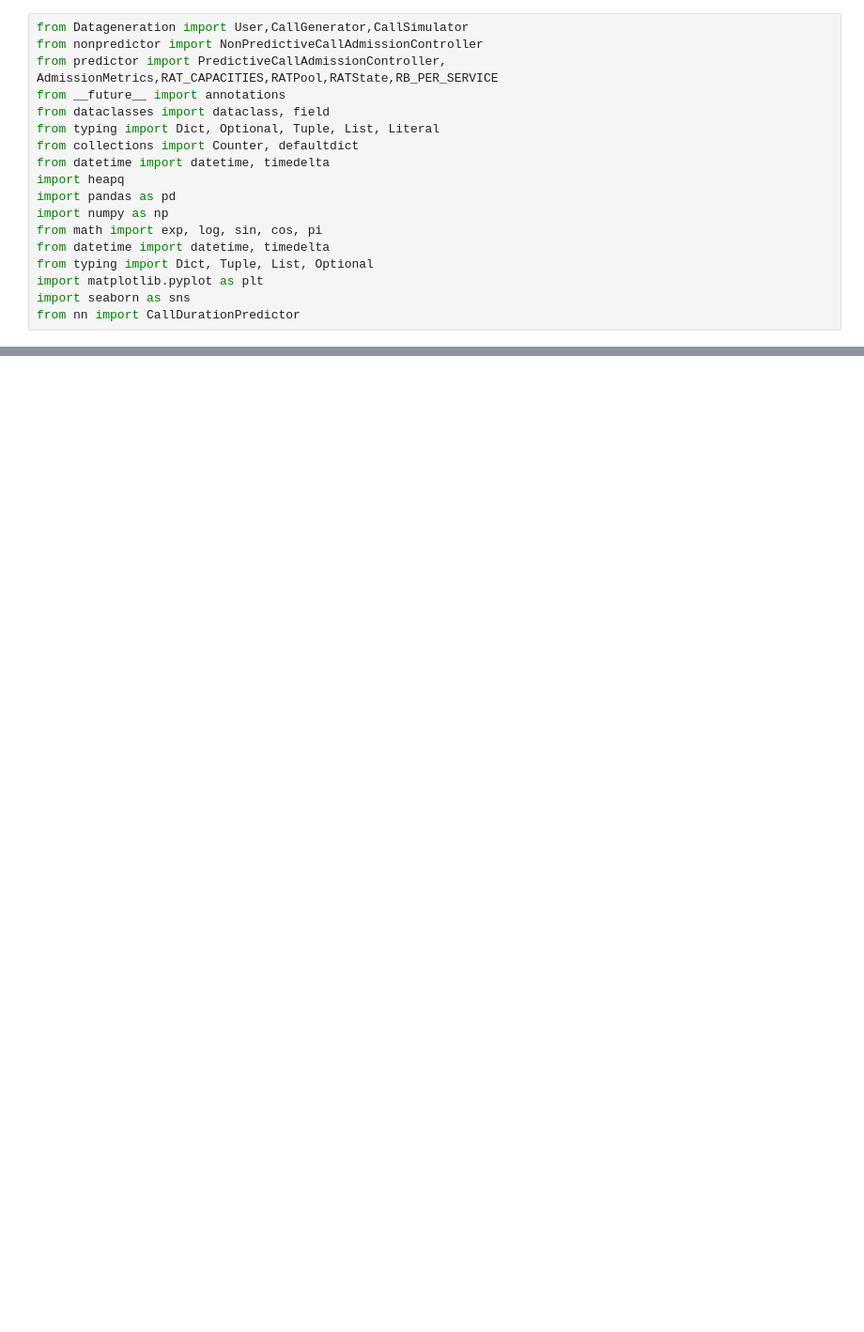
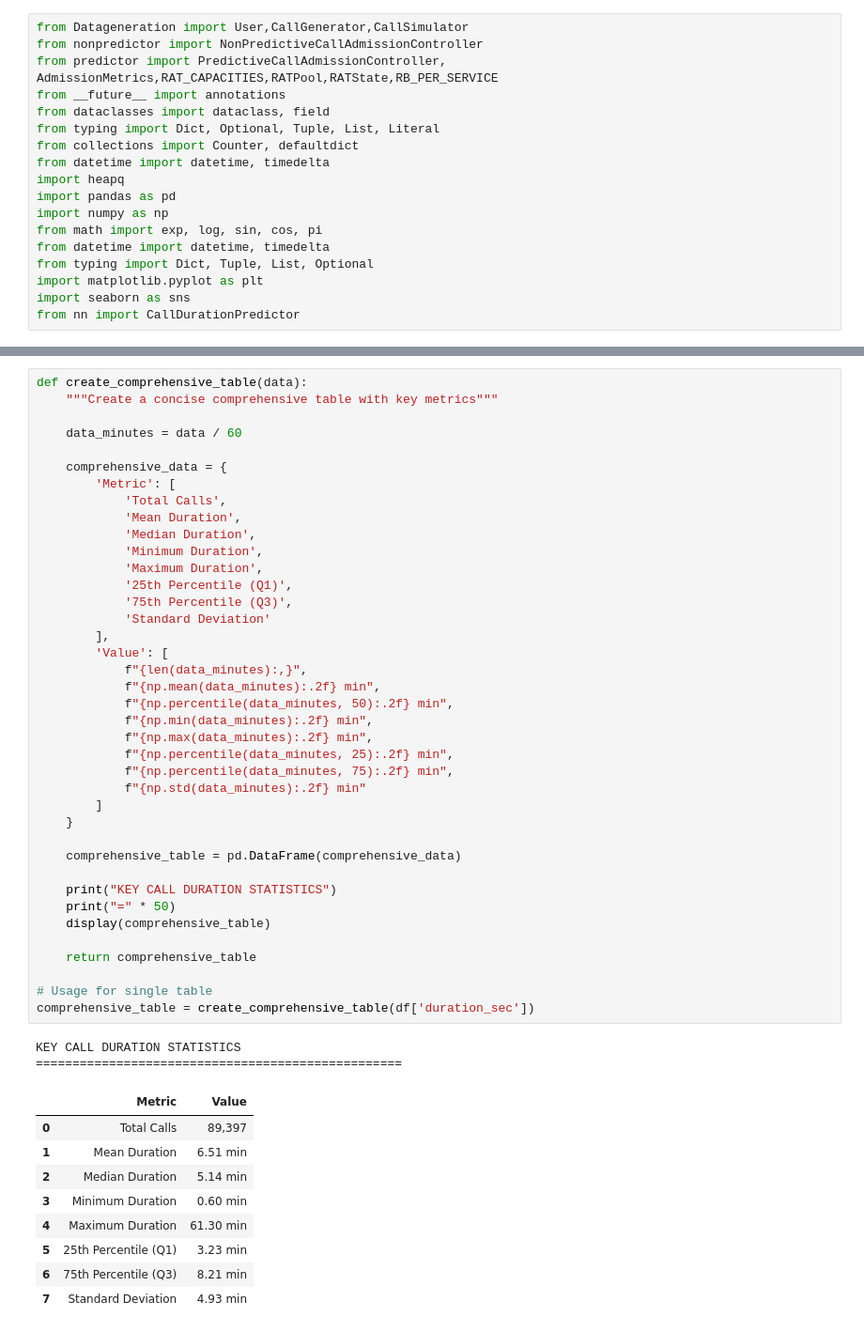
Before and after one commit to Delicia-D/6G-NetworkModel, a Jupyter notebook: notebook.ipynb, the cells around one changed output, grey strips where cells are left out. Shown at 94% size. Saved outputs shown, nothing was run; the diff lists cells and outputs as text; blank space fills up the shorter version.

```diff
--- a/notebook.ipynb
+++ b/notebook.ipynb
@@ -19,3 +233,54 @@ from nn import CallDurationPredictor
+# %%
+def create_comprehensive_table(data):
+    """Create a concise comprehensive table with key metrics"""
+
+    data_minutes = data / 60
+
+    comprehensive_data = {
+        'Metric': [
+            'Total Calls',
+            'Mean Duration',
+            'Median Duration',
+            'Minimum Duration',
+            'Maximum Duration',
+            '25th Percentile (Q1)',
+            '75th Percentile (Q3)',
+            'Standard Deviation'
+        ],
+        'Value': [
+            f"{len(data_minutes):,}",
+            f"{np.mean(data_minutes):.2f} min",
+            f"{np.percentile(data_minutes, 50):.2f} min",
+            f"{np.min(data_minutes):.2f} min",
+            f"{np.max(data_minutes):.2f} min",
+            f"{np.percentile(data_minutes, 25):.2f} min",
+            f"{np.percentile(data_minutes, 75):.2f} min",
+            f"{np.std(data_minutes):.2f} min"
+        ]
+    }
+
+    comprehensive_table = pd.DataFrame(comprehensive_data)
+
+    print("KEY CALL DURATION STATISTICS")
+    print("=" * 50)
+    display(comprehensive_table)
+
+    return comprehensive_table
+
+# Usage for single table
+comprehensive_table = create_comprehensive_table(df['duration_sec'])
+# %% [output]
+KEY CALL DURATION STATISTICS
+==================================================
+|  | Metric | Value |
+| 0 | Total Calls | 89,397 |
+| 1 | Mean Duration | 6.51 min |
+| 2 | Median Duration | 5.14 min |
+| 3 | Minimum Duration | 0.60 min |
+| 4 | Maximum Duration | 61.30 min |
+| 5 | 25th Percentile (Q1) | 3.23 min |
+| 6 | 75th Percentile (Q3) | 8.21 min |
+| 7 | Standard Deviation | 4.93 min |
 # %%
 import pickle
 import json
```
Also changed, not shown: parts of 25 cells of this notebook.
